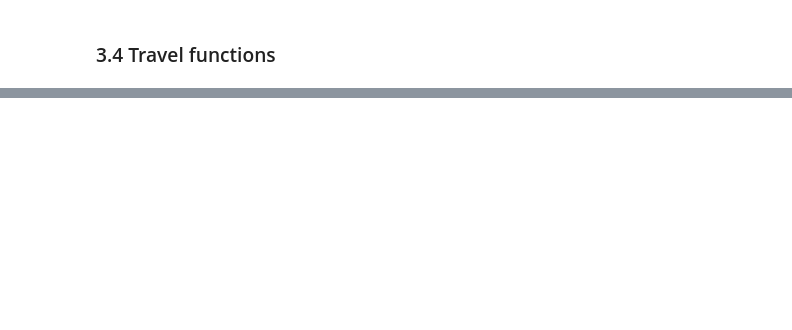
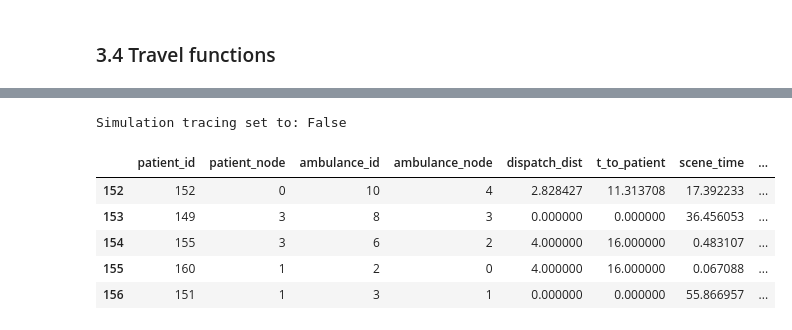
Before and after one commit to pythonhealthdatascience/intro-open-sim, a Jupyter notebook: content/15_resource_stores.ipynb, the cells around one changed output, grey strips where cells are left out. Saved outputs shown, nothing was run; the diff lists cells and outputs as text; code cells hidden in the pictures; blank space fills up the shorter version.

```diff
--- a/content/15_resource_stores.ipynb
+++ b/content/15_resource_stores.ipynb
@@ -223,7 +273,7 @@ def single_run(
     mean_rrv_service: float = RRV_SERVICE_TIME,
     mean_type_1_service: float = TYPE1_SERVICE_TIME,
     n_ambulances: int = NUM_AMBULANCES,
-    fleet: list = FLEET,
+    fleet: dict = FLEET,
     run_length: float = RUN_LENGTH,
     random_seed: int = 1
 ):
@@ -406,10 +474,16 @@ def closest_ambulance_id(
     available: list[Ambulance],
     patient_node: int
 ) -> int | None:
+    """
+    Finds the closest ambulance and return the ID.
+    Note this code is not designed for efficiency.
+    """
 
+    # if list of ambulance is empty
     if not available:
         return None
 
+    # return the closest ambulance id
     return min(available, key=lambda a: DISTANCES[a.home_node, patient_node]).ambulance_id
 # %% [markdown]
 ### 3.5 Modified simpy processes
@@ -422,14 +511,16 @@ def dispatch_ambulance(env, store, patient, dists, log):
 
     # find the closest ambulance in the store
     # note we pass store.items which is a list of Ambulance objects
-    # it may be empty!
+    # it may be empty! This means all ambulances are in use.
     best_id = closest_ambulance_id(store.items, patient.node)
 
+    # filter store code
     if best_id is not None:
         # if an ambulance is available get the closest ambulance from the store
         ambulance = yield store.get(lambda a: a.ambulance_id == best_id)
     else:
-        # other wise just wait for the next available ambulance. FIFO
+        # otherwise just wait for the next available ambulance. FIFO
+        # we are forcing a FilterStore to behave like a standard Store
         ambulance = yield store.get(lambda a: True)
 
     wait_time = env.now - patient.arrival_time
@@ -448,6 +539,13 @@ def dispatch_ambulance(env, store, patient, dists, log):
 
     # total turnaround time
     total_service = t_to_patient + scene_time + t_to_hospital + t_to_base
+
+    # debug
+    trace(
+        f"{env.now:.1f}: 🚑 {ambulance.ambulance_id} → {patient} "
+        f"(waited {wait_time:.1f} min, service {total_service:.1f} min)"
+    )
+
     yield env.timeout(total_service)
 
     ambulance.total_jobs += 1
@@ -479,7 +577,7 @@ def patient_arrivals_generator(
     log: dict
 ) -> None:
     """Modified Arrival process for patients to the ambulance sim
-    Now includes arrival node"""
+    Patient now includes arrival node"""
     for patient_id in itertools.count(start=1):
 
         # time until next patient arrival
@@ -491,7 +589,7 @@ def patient_arrivals_generator(
         patient = Patient(patient_id, env.now, node)
 
         # debug info
-        trace(f"{env.now:.1f}: Arrival. {patient}")
+        trace(f"{env.now:.1f}: 📞 {patient}")
 
         # create ambulance dispatch + service process
         env.process(dispatch_ambulance(env, store, patient, dists, log))
@@ -580,9 +678,19 @@ def single_run_summary(assignments, ambulances):
     print("═" * 65)
 # %%
+set_trace(False)
+
 # run model
-ambulances, log = single_run(random_seed=42)
+ambulances, log = single_run(run_length=RUN_LENGTH, random_seed=42)
 
 # get all of the patient to ambulance assignment details
 assignments = pd.DataFrame(log["assignments"])
 assignments.tail()
+# %% [output]
+Simulation tracing set to: False
+|  | patient_id | patient_node | ambulance_id | ambulance_node | dispatch_dist | t_to_patient | scene_time | ... |
+| 152 | 152 | 0 | 10 | 4 | 2.828427 | 11.313708 | 17.392233 | ... |
+| 153 | 149 | 3 | 8 | 3 | 0.000000 | 0.000000 | 36.456053 | ... |
+| 154 | 155 | 3 | 6 | 2 | 4.000000 | 16.000000 | 0.483107 | ... |
+| 155 | 160 | 1 | 2 | 0 | 4.000000 | 16.000000 | 0.067088 | ... |
+| 156 | 151 | 1 | 3 | 1 | 0.000000 | 0.000000 | 55.866957 | ... |
 # %%
```
Also changed, not shown: parts of 20 cells of this notebook, 3 other files.
